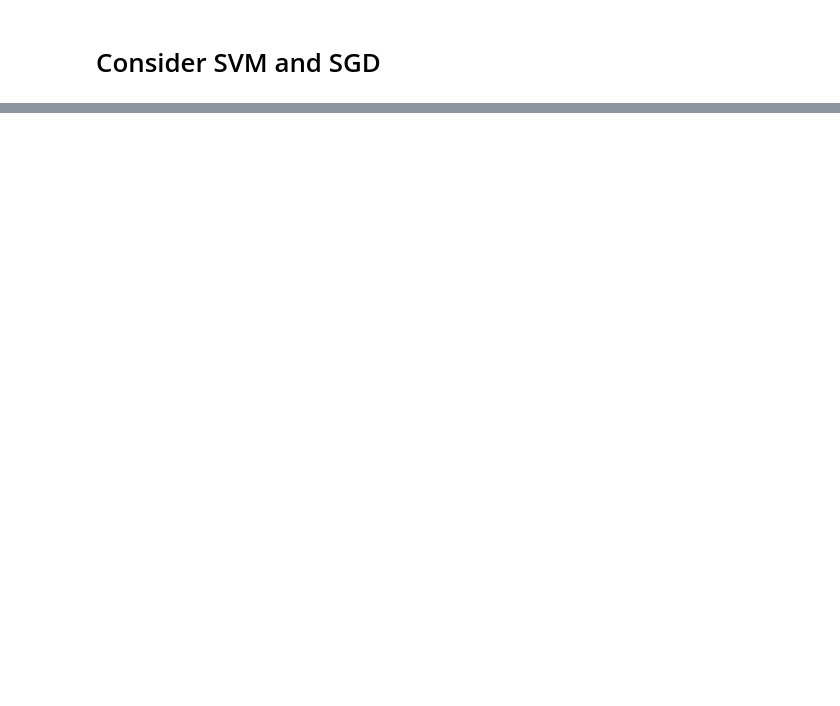
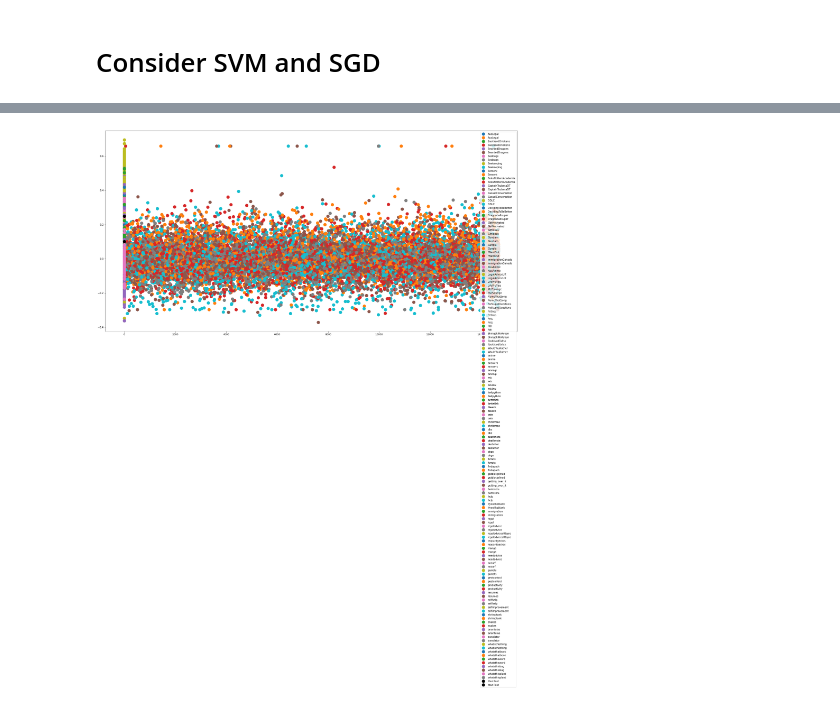
Before and after one commit to JonRivera/Post_Here_Subreddit_Category_Prediction_Project, a Jupyter notebook: notebooks/mvp_model.ipynb, the cells around one changed output, grey strips where cells are left out. Saved outputs shown, nothing was run; the diff lists cells and outputs as text; code cells hidden in the pictures; blank space fills up the shorter version.

```diff
--- a/notebooks/mvp_model.ipynb
+++ b/notebooks/mvp_model.ipynb
@@ -214,7 +209,7 @@ fig, ax = plt.subplots()
 fig.set_size_inches(30, 15)
 ax.margins(0.05) # Optional, just adds 5% padding to the autoscaling
 for name, group in groups:
-    ax.plot(group[0], group[1],group[2] marker='o', linestyle='', ms=12, label=name)
+    ax.plot(group[0], group[1],group[2], marker='o', linestyle='', ms=12, label=name)
 
 x = decom.transform(vect.transform(["Am i the asshole"]).todense())[0]
 ax.plot(x[0],x[1],x[2],marker="o", linestyle="", ms=12, label="Your Post", c="black")
@@ -227,3 +221,4 @@ plt.show()
+[figure, added]
 # %%
 groups = plot_df.groupby('subreddit')
 
```
Also changed, not shown: parts of 21 cells of this notebook, 14 other files.
